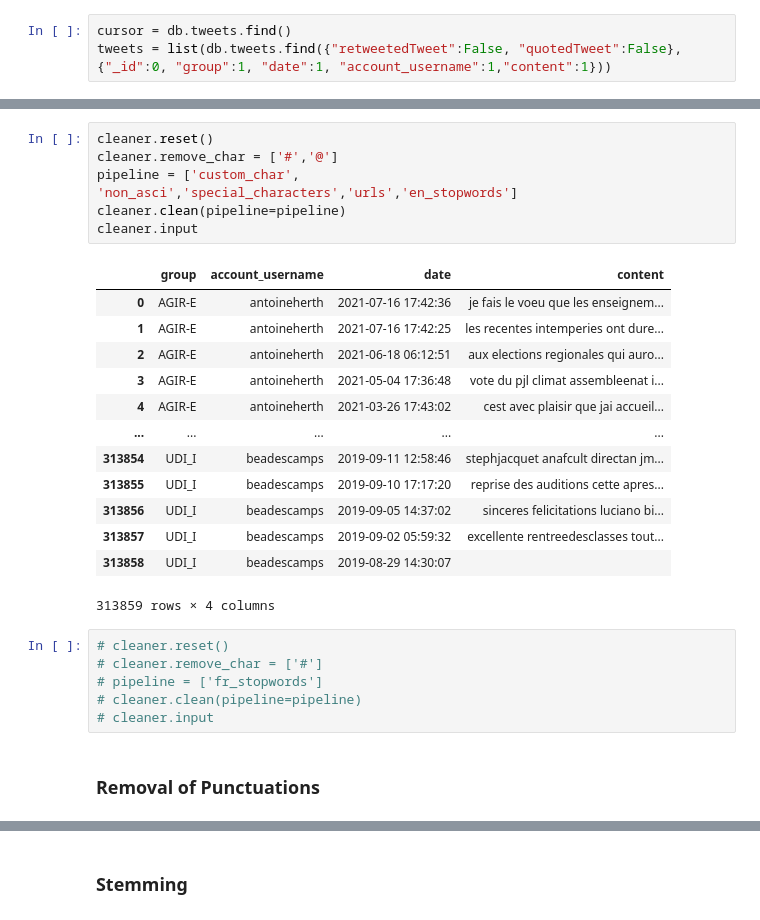
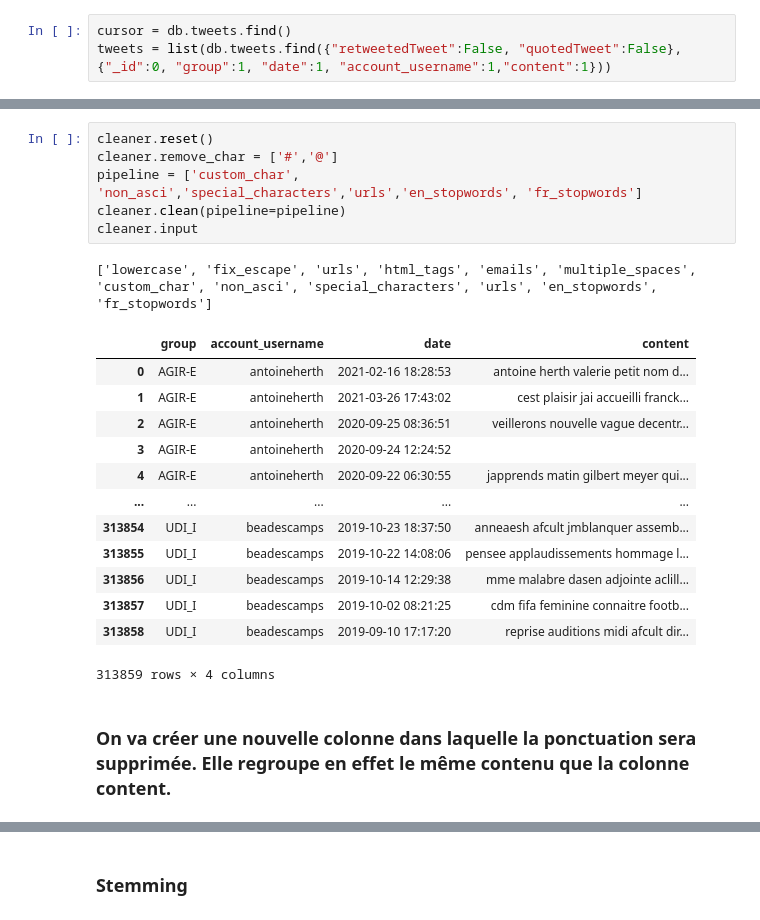
Before and after one commit to hellovivien/polibot, a Jupyter notebook: notebooks/text-processing-dataviz.ipynb, the cells around one changed output, grey strips where cells are left out. Saved outputs shown, nothing was run; the diff lists cells and outputs as text.

```diff
--- a/notebooks/text-processing-dataviz.ipynb
+++ b/notebooks/text-processing-dataviz.ipynb
@@ -73,29 +104,24 @@ print(cleaner.input) # get clean input
 # %%
 cleaner.reset()
 cleaner.remove_char = ['#','@']
-pipeline = ['custom_char', 'non_asci','special_characters','urls','en_stopwords']
+pipeline = ['custom_char', 'non_asci','special_characters','urls','en_stopwords', 'fr_stopwords']
 cleaner.clean(pipeline=pipeline)
 cleaner.input
 # %% [output]
+['lowercase', 'fix_escape', 'urls', 'html_tags', 'emails', 'multiple_spaces', 'custom_char', 'non_asci', 'special_characters', 'urls', 'en_stopwords', 'fr_stopwords']
 |  | group | account_username | date | content |
-| 0 | AGIR-E | antoineherth | 2021-07-16 17:42:36 | je fais le voeu que les enseignem... |
-| 1 | AGIR-E | antoineherth | 2021-07-16 17:42:25 | les recentes intemperies ont dure... |
-| 2 | AGIR-E | antoineherth | 2021-06-18 06:12:51 | aux elections regionales qui auro... |
-| 3 | AGIR-E | antoineherth | 2021-05-04 17:36:48 | vote du pjl climat assembleenat i... |
-| 4 | AGIR-E | antoineherth | 2021-03-26 17:43:02 | cest avec plaisir que jai accueil... |
+| 0 | AGIR-E | antoineherth | 2021-02-16 18:28:53 | antoine herth valerie petit nom d... |
+| 1 | AGIR-E | antoineherth | 2021-03-26 17:43:02 | cest plaisir jai accueilli franck... |
+| 2 | AGIR-E | antoineherth | 2020-09-25 08:36:51 | veillerons nouvelle vague decentr... |
+| 3 | AGIR-E | antoineherth | 2020-09-24 12:24:52 |  |
+| 4 | AGIR-E | antoineherth | 2020-09-22 06:30:55 | japprends matin gilbert meyer qui... |
 | ... | ... | ... | ... | ... |
-| 313854 | UDI_I | beadescamps | 2019-09-11 12:58:46 | stephjacquet anafcult directan jm... |
-| 313855 | UDI_I | beadescamps | 2019-09-10 17:17:20 | reprise des auditions cette apres... |
-| 313856 | UDI_I | beadescamps | 2019-09-05 14:37:02 | sinceres felicitations luciano bi... |
-| 313857 | UDI_I | beadescamps | 2019-09-02 05:59:32 | excellente rentreedesclasses tout... |
-| 313858 | UDI_I | beadescamps | 2019-08-29 14:30:07 |  |
+| 313854 | UDI_I | beadescamps | 2019-10-23 18:37:50 | anneaesh afcult jmblanquer assemb... |
+| 313855 | UDI_I | beadescamps | 2019-10-22 14:08:06 | pensee applaudissements hommage l... |
+| 313856 | UDI_I | beadescamps | 2019-10-14 12:29:38 | mme malabre dasen adjointe aclill... |
+| 313857 | UDI_I | beadescamps | 2019-10-02 08:21:25 | cdm fifa feminine connaitre footb... |
+| 313858 | UDI_I | beadescamps | 2019-09-10 17:17:20 | reprise auditions midi afcult dir... |
-313859 rows × 4 columns
+313859 rows × 4 columns
-# %%
-# cleaner.reset()
-# cleaner.remove_char = ['#']
-# pipeline = ['fr_stopwords']
-# cleaner.clean(pipeline=pipeline)
-# cleaner.input
-# %% [markdown]
-### Removal of Punctuations
+# %% [markdown]
+### On va créer une nouvelle colonne dans laquelle la ponctuation sera supprimée. Elle regroupe en effet le même contenu que la colonne content.
 # %%
```
Also changed, not shown: parts of 81 cells of this notebook, 26 other files.
